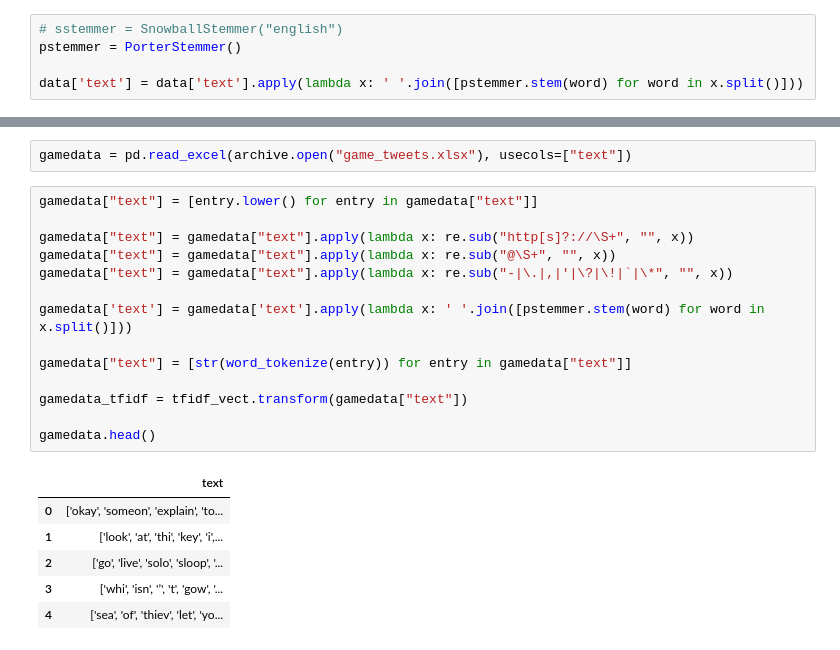
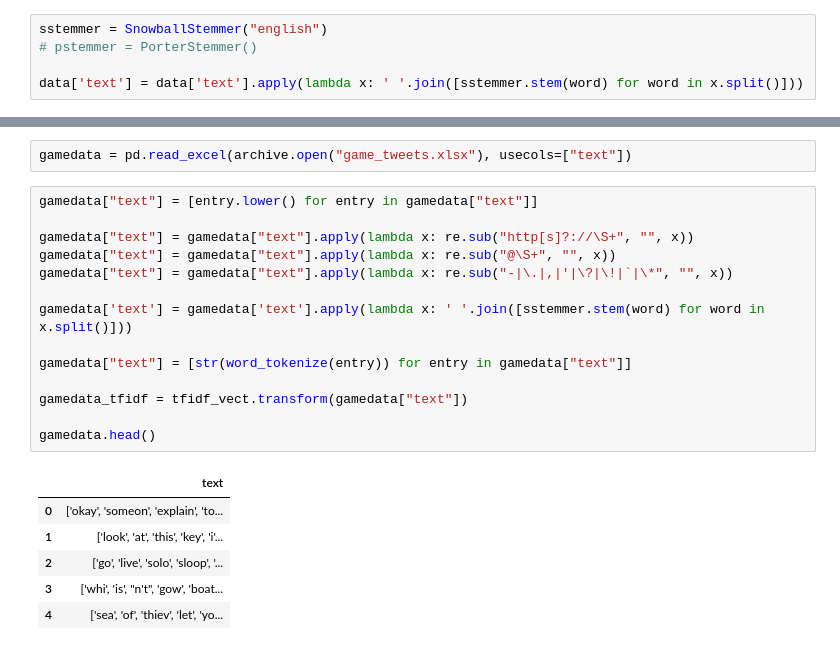
Before and after one commit to florian-frey/DataExploration-KLU, a Jupyter notebook: training_multiclass.ipynb, the cells around one changed output, grey strips where cells are left out. Saved outputs shown, nothing was run; the diff lists cells and outputs as text.

```diff
--- a/training_multiclass.ipynb
+++ b/training_multiclass.ipynb
@@ -84,10 +93,10 @@ Word-Stemming (Tested two stemmers)
 Naive Bayes works best without any stemmer
 Support Vector Machine works best with SnowballStemmer
 # %%
-# sstemmer = SnowballStemmer("english")
-pstemmer = PorterStemmer()
+sstemmer = SnowballStemmer("english")
+# pstemmer = PorterStemmer()
 
-data['text'] = data['text'].apply(lambda x: ' '.join([pstemmer.stem(word) for word in x.split()]))
+data['text'] = data['text'].apply(lambda x: ' '.join([sstemmer.stem(word) for word in x.split()]))
 # %% [markdown]
 Tokenize Words
 # %%
@@ -235,23 +249,23 @@ gamedata = pd.read_excel(archive.open("game_tweets.xlsx"), usecols=["text"])
 # %%
 gamedata["text"] = [entry.lower() for entry in gamedata["text"]]
 
 gamedata["text"] = gamedata["text"].apply(lambda x: re.sub("http[s]?://\S+", "", x))
 gamedata["text"] = gamedata["text"].apply(lambda x: re.sub("@\S+", "", x))
 gamedata["text"] = gamedata["text"].apply(lambda x: re.sub("-|\.|,|'|\?|\!|`|\*", "", x))
 
-gamedata['text'] = gamedata['text'].apply(lambda x: ' '.join([pstemmer.stem(word) for word in x.split()]))
+gamedata['text'] = gamedata['text'].apply(lambda x: ' '.join([sstemmer.stem(word) for word in x.split()]))
 
 gamedata["text"] = [str(word_tokenize(entry)) for entry in gamedata["text"]]
 
 gamedata_tfidf = tfidf_vect.transform(gamedata["text"])
 
 gamedata.head()
 # %% [output]
 |  | text |
 | 0 | ['okay', 'someon', 'explain', 'to... |
-| 1 | ['look', 'at', 'thi', 'key', 'i',... |
+| 1 | ['look', 'at', 'this', 'key', 'i'... |
 | 2 | ['go', 'live', 'solo', 'sloop', '... |
-| 3 | ['whi', 'isn', '’', 't', 'gow', '... |
+| 3 | ['whi', 'is', "n't", 'gow', 'boat... |
 | 4 | ['sea', 'of', 'thiev', 'let', 'yo... |
 # %%
 predictions = SVM.predict(gamedata_tfidf)
```
Also changed, not shown: parts of 16 cells of this notebook, 3 other files.
